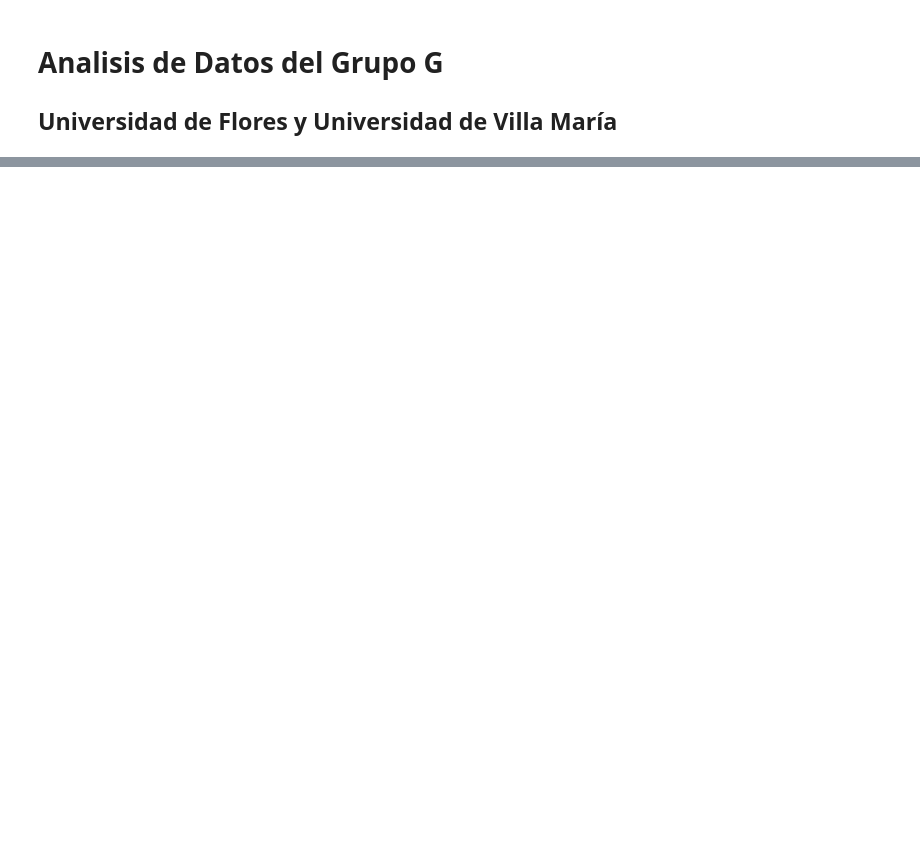
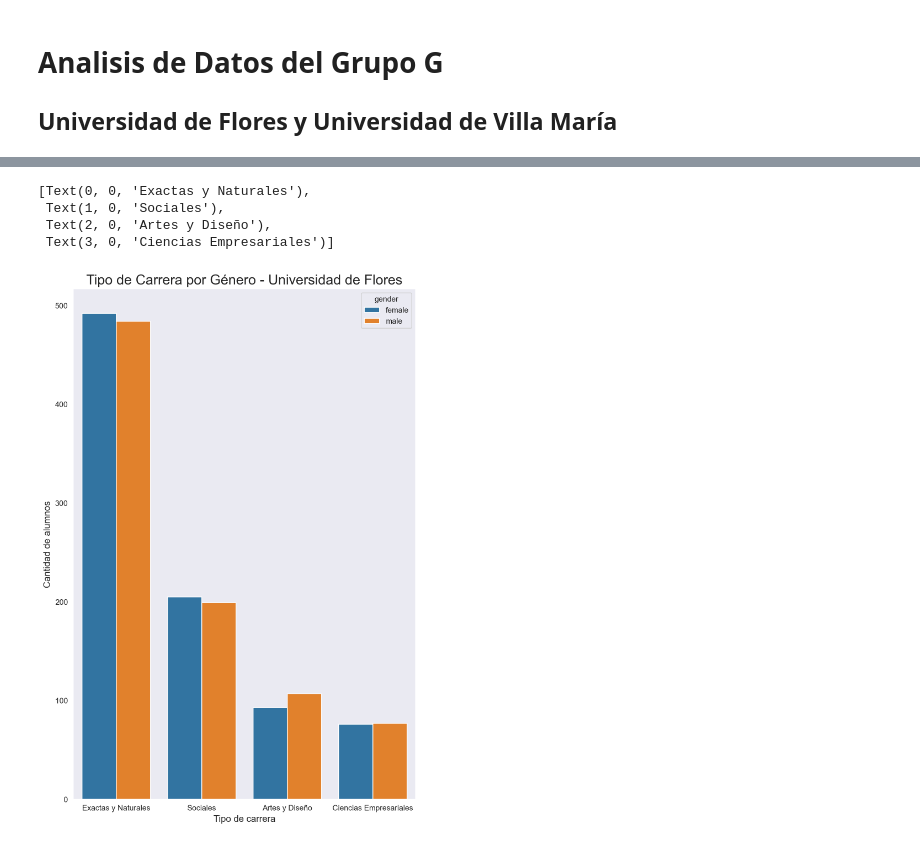
Before and after one commit to fajose/Skill-Up-DA-c-Python, a Jupyter notebook: assets/notebooks/Grupo A.ipynb, the cells around one changed output, grey strips where cells are left out. Cells and saved outputs as stored; diff of their text form; code cells hidden in the pictures; blank space fills up the shorter version.

```diff
--- a/assets/notebooks/Grupo A.ipynb
+++ b/assets/notebooks/Grupo A.ipynb
@@ -48,0 +170,9 @@ plt.show()
+# %%
+clasificador ={
+    'exactas_nat':['agronomía','bioquímica','ciencias veterinarias','farmacia','licenciatura en ciencias biológicas', 'licenciatura en ciencia y tecnología de alimentos','licenciatura en ciencias ambientales','licenciatura en ciencias biológicas', 'licenciatura en ciencias geológicas', 'licenciatura en gestión de agroalimentos', 'licenciatura en kinesiología y fisiatría', 'licenciatura en planificación y diseño del paisaje','licenciatura en producción de bioimagenes','medicina','técnico para bioterios', 'ingeniería electrónica', 'ingeniería en informática','ingeniería mecánica','licenciatura en ciencias de la computación'],
+    'diseño_art':['diseño industrial', 'diseño de imagen y sonido', 'licenciatura en artes', 'licenciatura en musicoterapia'],
+    'empresarial':['actuario', 'contador público','licenciatura en administración'],
+    'sociales':['licenciatura en ciencias antropológicas','licenciatura en ciencias de la educación','licenciatura en psicología', 'licenciatura en relaciones del trabajo','licenciatura en sociología','licenciatura en terapia ocupacional']
+}
+
+clasificador
@@ -48,0 +197,31 @@ plt.show()
+# %%
+def clasificador(x):
+
+    clasificador ={
+    'exactas_nat':['agronomía','bioquímica','ciencias veterinarias','farmacia','licenciatura en ciencias biológicas', 'licenciatura en ciencia y tecnología de alimentos','licenciatura en ciencias ambientales','licenciatura en ciencias biológicas', 'licenciatura en ciencias geológicas', 'licenciatura en gestión de agroalimentos', 'licenciatura en kinesiología y fisiatría', 'licenciatura en planificación y diseño del paisaje','licenciatura en producción de bioimagenes','medicina','técnico para bioterios', 'ingeniería electrónica', 'ingeniería en informática','ingeniería mecánica','licenciatura en ciencias de la computación'],
+    'diseño_art':['diseño industrial', 'diseño de imagen y sonido', 'licenciatura en artes', 'licenciatura en musicoterapia'],
+    'empresarial':['actuario', 'contador público','licenciatura en administración'],
+    'sociales':['licenciatura en ciencias antropológicas','licenciatura en ciencias de la educación','licenciatura en psicología', 'licenciatura en relaciones del trabajo','licenciatura en sociología','licenciatura en terapia ocupacional']
+}
+    if x in clasificador['exactas_nat']:
+        return "Exactas y Naturales"
+    elif x in clasificador['diseño_art']:
+        return "Artes y Diseño"
+    elif x in clasificador['empresarial']:
+        return "Ciencias Empresariales"
+    else:
+        return "Sociales"
+# %%
+df_1['tipo_career'] = df_1.career.apply(clasificador)
+# %%
+fig = sns.countplot(data=df_1,x='tipo_career', hue='gender')
+fig.set_title(f'Tipo de Carrera por Género - {university1_name}',{'fontsize':18})
+fig.set_ylabel('Cantidad de alumnos',{'fontsize':12})
+fig.set_xlabel('Tipo de carrera',{'fontsize':12})
+fig.set_xticklabels(labels=fig.get_xticklabels())
+# %% [output]
+[Text(0, 0, 'Exactas y Naturales'),
+ Text(1, 0, 'Sociales'),
+ Text(2, 0, 'Artes y Diseño'),
+ Text(3, 0, 'Ciencias Empresariales')]
+[figure, added]
```
Also changed, not shown: parts of 18 cells of this notebook.
